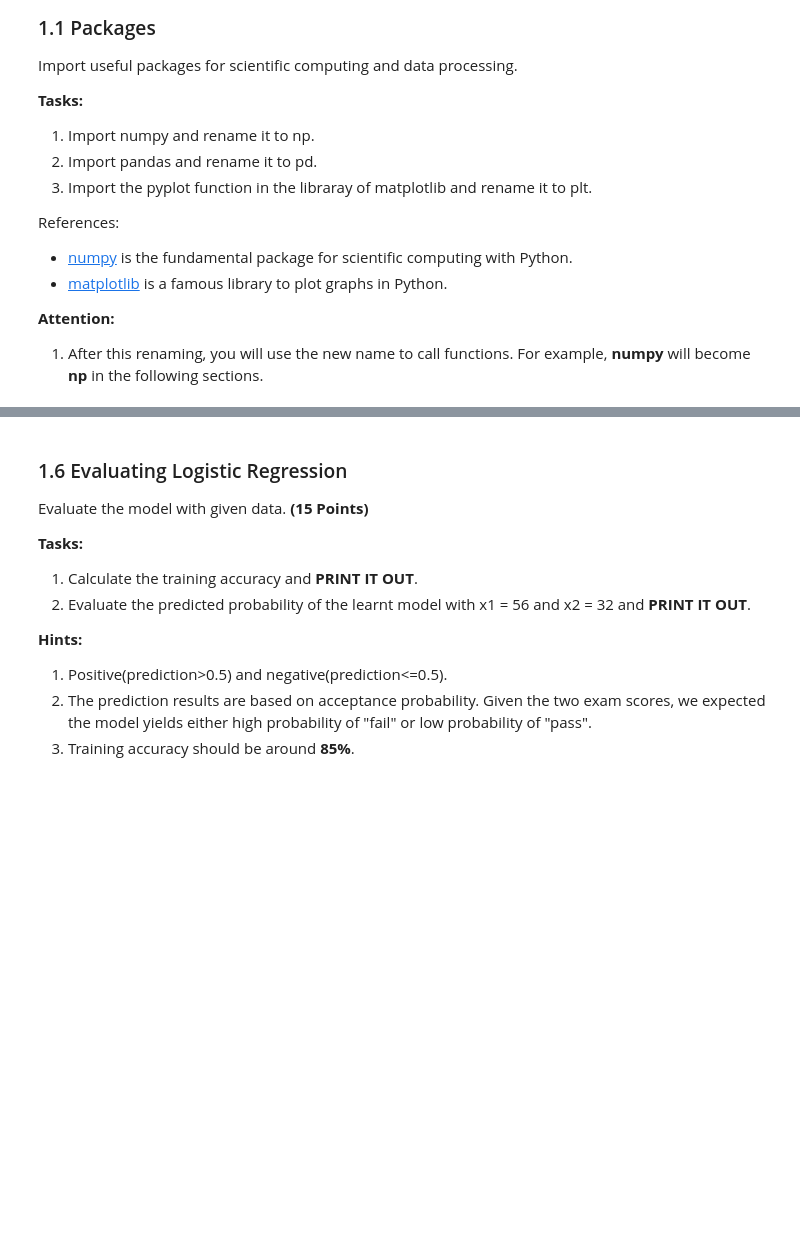
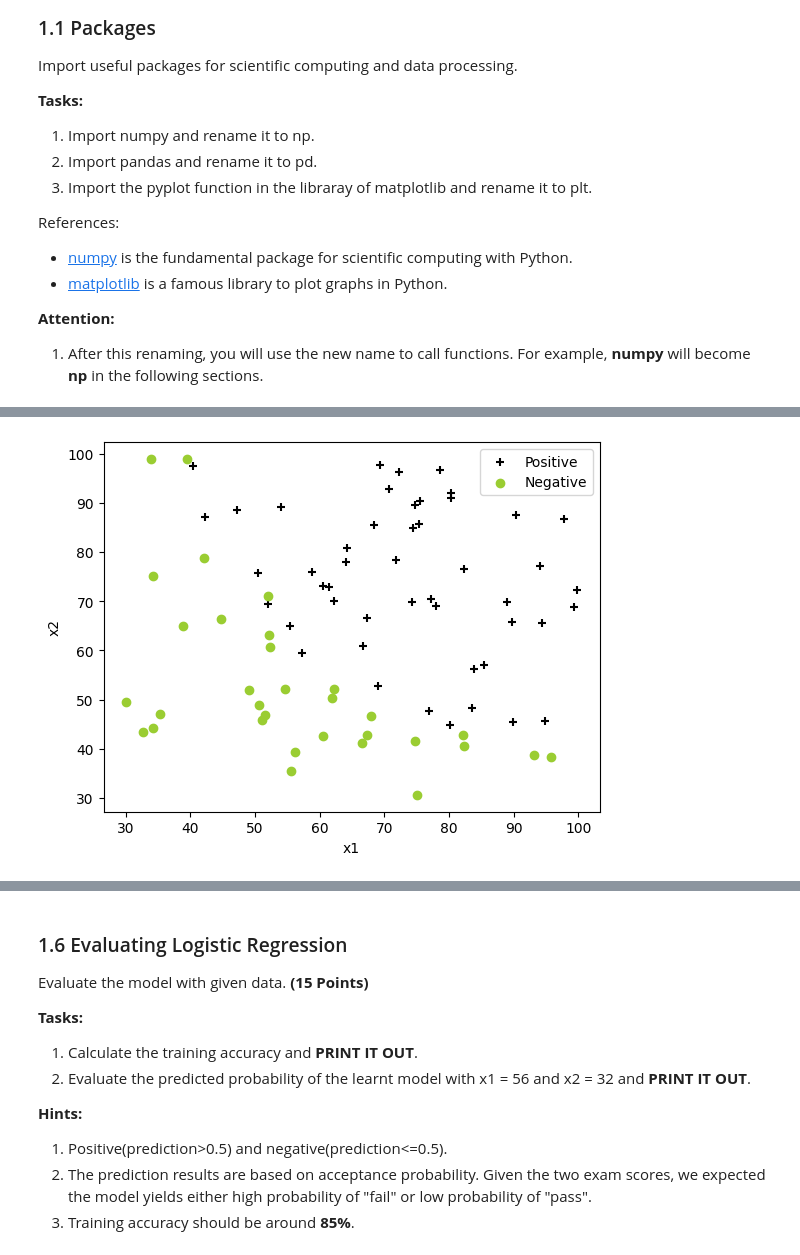
Before and after one commit to jakedog17/COP4630_HW2_Coding_Logistic_Regression, a Jupyter notebook: Homework_02.ipynb, the cells around one changed output, grey strips where cells are left out. Drawn from its saved outputs; the diff is of its cells as text; code cells hidden in the pictures; blank space fills up the shorter version.

```diff
--- a/Homework_02.ipynb
+++ b/Homework_02.ipynb
@@ -48,3 +49,34 @@ Prepare the data for regression task. **(15 Points)**
+# %%
+# Preprocess input data and generate plots
+
+data_file_logistic_regression = "https://raw.githubusercontent.com/jakedog17/COP4630_HW2_Coding_Logistic_Regression/refs/heads/main/data_logistic.csv"
+
+data = pd.read_csv(data_file_logistic_regression)
+y = data.iloc[:, 2]
+#Create Scatterplot
+
+
+data0 = data[y == 0]
+data1 = data[y == 1]
+
+x1_0 = data0.iloc[:, 0]
+x2_0 = data0.iloc[:, 1]
+
+x1_1 = data1.iloc[:, 0]
+x2_1 = data1.iloc[:, 1]
+
+
+plt.scatter(x1_1, x2_1, label='Positive', marker='+', c="black")
+plt.scatter(x1_0, x2_0, label='Negative', c="yellowgreen")
+
+
+
+plt.xlabel('x1')
+plt.ylabel('x2')
+plt.legend()
+plt.show()
+# %% [output]
+[figure, added]
 # %% [markdown]
 ### 1.3 - Sigmoid function ##
 
```
Also changed, not shown: parts of 5 cells of this notebook.
